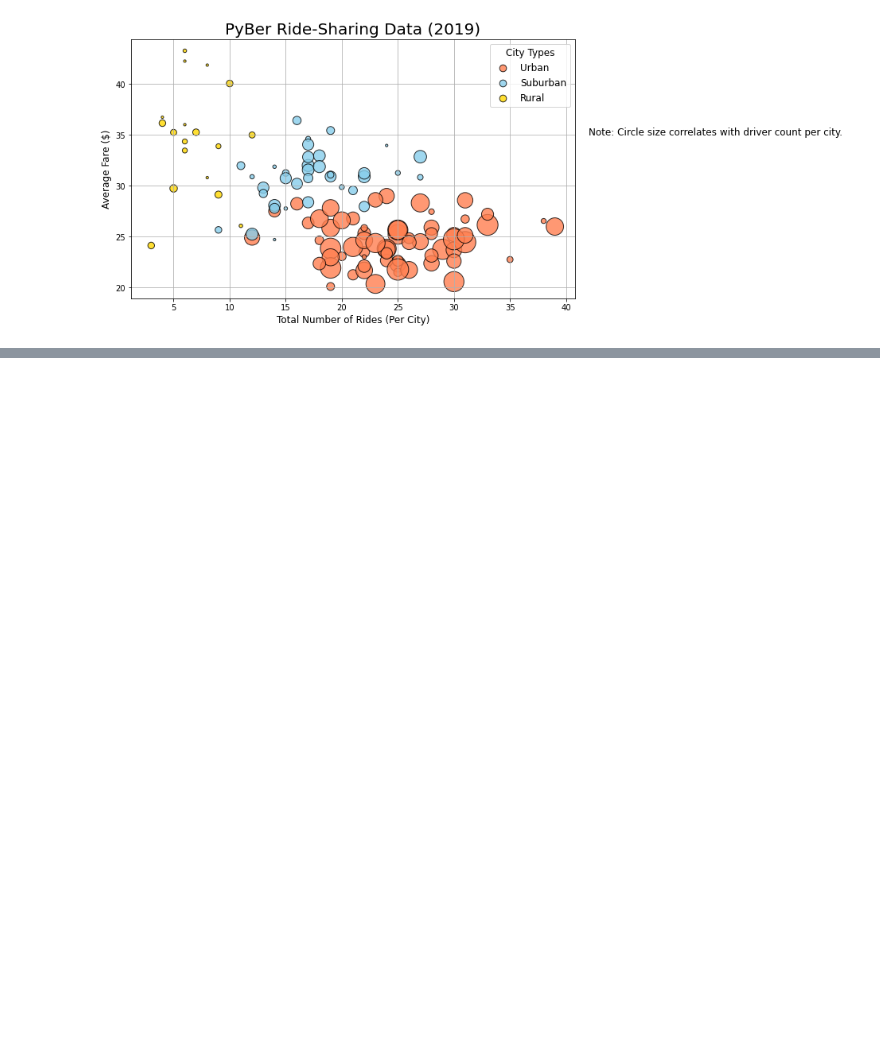
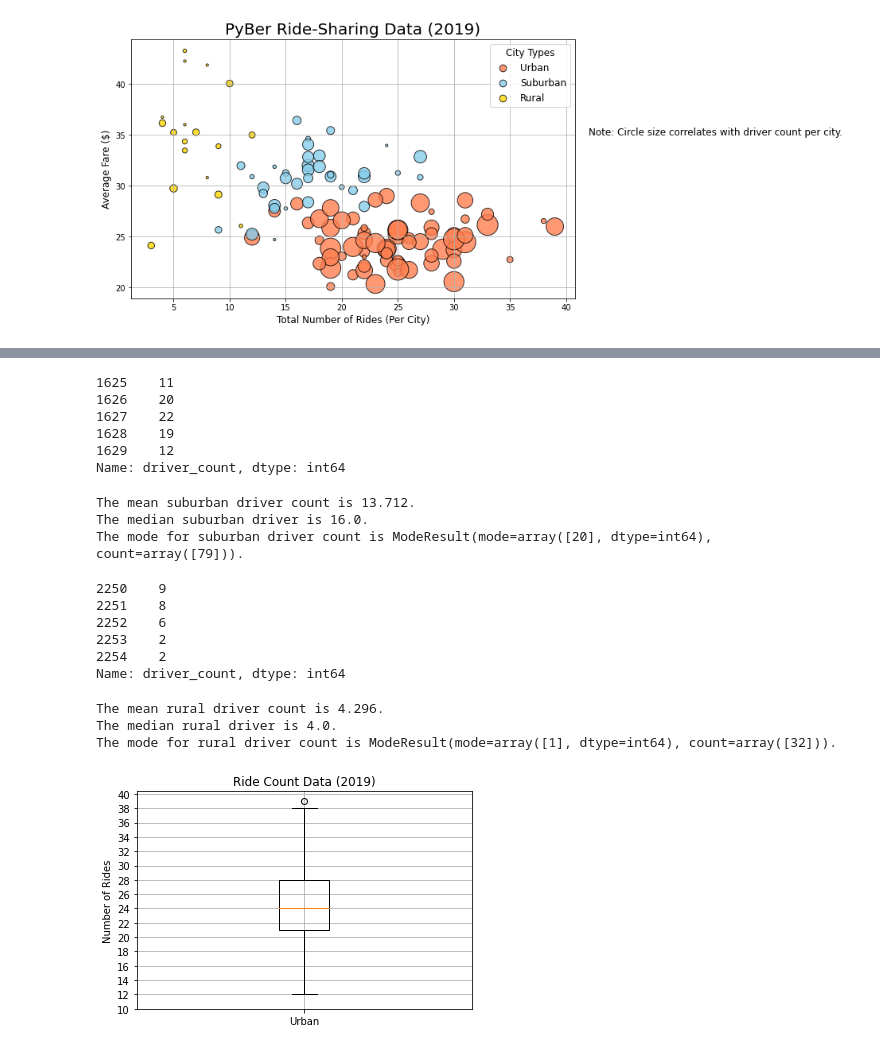
Before and after one commit to lewars1108/PyBer_Analysis, a Jupyter notebook: PyBer.ipynb, the cells around one changed output, grey strips where cells are left out. Drawn from its saved outputs; the diff is of its cells as text; code cells hidden in the pictures; blank space fills up the shorter version.

Commit message:
Adding Box and Whisker Plot

```diff
--- a/PyBer.ipynb
+++ b/PyBer.ipynb
@@ -348,0 +656,67 @@ plt.show()
+# %%
+# Get the driver count data from the urban cities.
+suburban_drivers = suburban_cities_df['driver_count']
+suburban_drivers.head()
+# %% [output]
+1625    11
+1626    20
+1627    22
+1628    19
+1629    12
+Name: driver_count, dtype: int64
+# %%
+#Calculate the mean, median, and mode for the urban, suburban, and rural driver count Series using NumPy
+
+mean_suburban_drivers = np.mean(suburban_drivers)
+print(f"The mean suburban driver count is {mean_suburban_drivers}.")
+
+median_suburban_drivers = np.median(suburban_drivers)
+print(f"The median suburban driver is {median_suburban_drivers}.")
+
+mode_suburban_drivers = sts.mode(suburban_drivers)
+print(f"The mode for suburban driver count is {mode_suburban_drivers}.")
+# %% [output]
+The mean suburban driver count is 13.712.
+The median suburban driver is 16.0.
+The mode for suburban driver count is ModeResult(mode=array([20], dtype=int64), count=array([79])).
+# %%
+# Get the driver count data from the rural cities.
+rural_drivers = rural_cities_df['driver_count']
+rural_drivers.head()
+# %% [output]
+2250    9
+2251    8
+2252    6
+2253    2
+2254    2
+Name: driver_count, dtype: int64
+# %%
+#Calculate the mean, median, and mode for the urban, suburban, and rural driver count Series using NumPy
+
+mean_rural_drivers = np.mean(rural_drivers)
+print(f"The mean rural driver count is {mean_rural_drivers}.")
+
+median_rural_drivers = np.median(rural_drivers)
+print(f"The median rural driver is {median_rural_drivers}.")
+
+mode_rural_drivers = sts.mode(rural_drivers)
+print(f"The mode for rural driver count is {mode_rural_drivers}.")
+# %% [output]
+The mean rural driver count is 4.296.
+The median rural driver is 4.0.
+The mode for rural driver count is ModeResult(mode=array([1], dtype=int64), count=array([32])).
+# %%
+# Create a box-and-whisker plot for the urban cities ride count.
+#First, we create the x-axis labels with a list, x_labels = ["Urban"].
+x_labels = ["Urban"]
+
+fig, ax = plt.subplots()
+ax.boxplot(urban_ride_count, labels=x_labels)
+# Add the title, y-axis label and grid.
+ax.set_title('Ride Count Data (2019)')
+ax.set_ylabel('Number of Rides')
+ax.set_yticks(np.arange(10, 41, step=2.0))
+ax.grid()
+plt.show()
+# %% [output]
+[figure, added]
```
Also changed, not shown: parts of 39 cells of this notebook, 3 other files.
